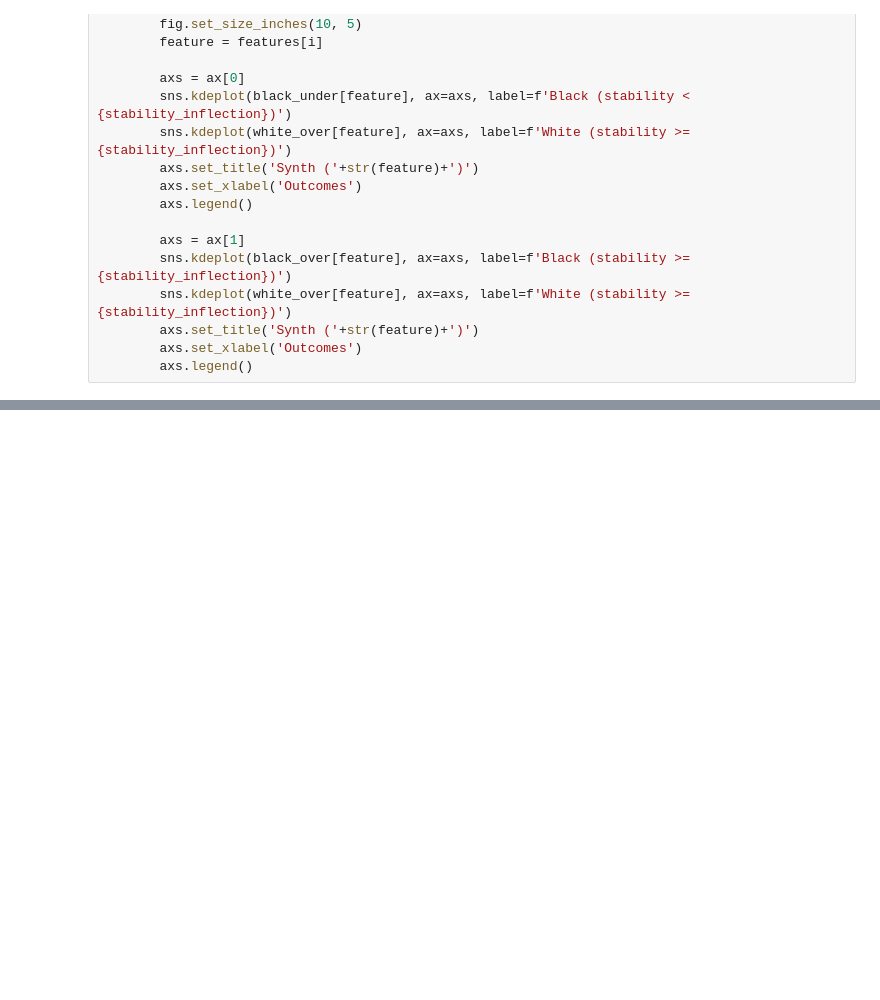
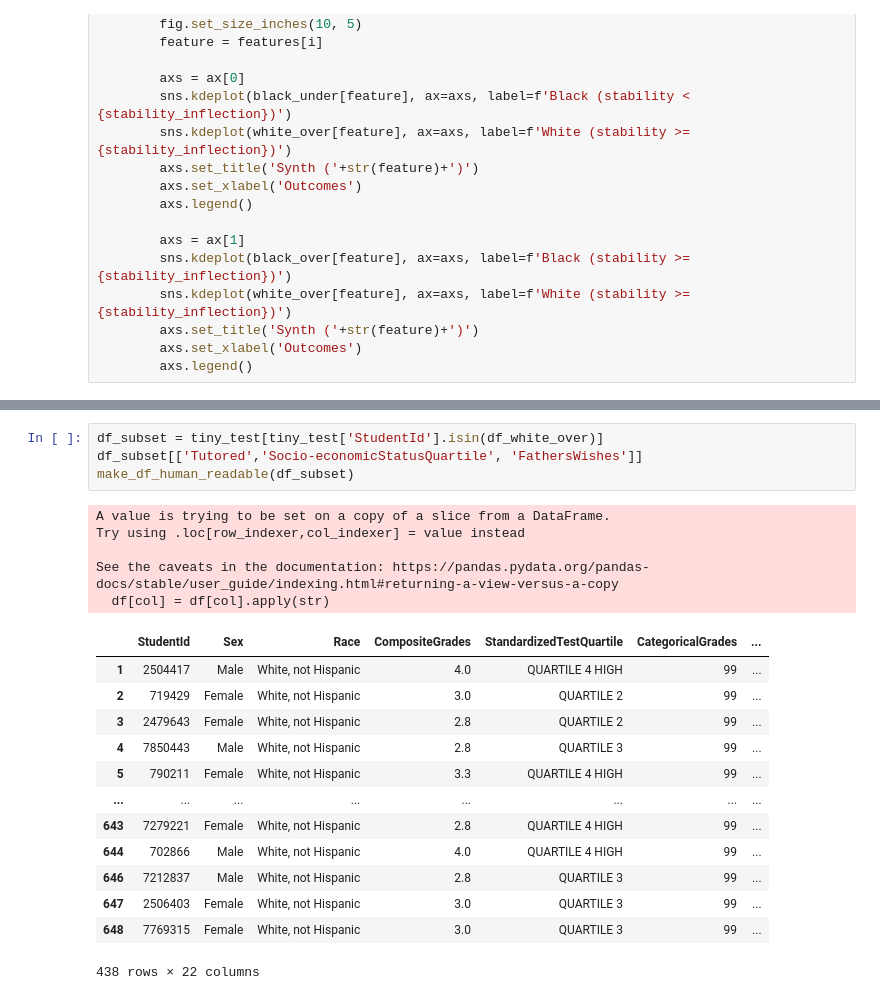
Before and after one commit to lurosenb/Swap_Auditor, a Jupyter notebook: nels_stability_tests.ipynb, the cells around one changed output, grey strips where cells are left out. Saved outputs shown, nothing was run; the diff lists cells and outputs as text; blank space fills up the shorter version.

```diff
--- a/nels_stability_tests.ipynb
+++ b/nels_stability_tests.ipynb
@@ -356,0 +375,23 @@ White students with stability >= 1: 444
+# %%
+df_subset = tiny_test[tiny_test['StudentId'].isin(df_white_over)]
+df_subset[['Tutored','Socio-economicStatusQuartile', 'FathersWishes']]
+make_df_human_readable(df_subset)
+# %% [output]
+A value is trying to be set on a copy of a slice from a DataFrame.
+Try using .loc[row_indexer,col_indexer] = value instead
+
+See the caveats in the documentation: https://pandas.pydata.org/pandas-docs/stable/user_guide/indexing.html#returning-a-view-versus-a-copy
+  df[col] = df[col].apply(str)
+|  | StudentId | Sex | Race | CompositeGrades | StandardizedTestQuartile | CategoricalGrades | ... |
+| 1 | 2504417 | Male | White, not Hispanic | 4.0 | QUARTILE 4 HIGH | 99 | ... |
+| 2 | 719429 | Female | White, not Hispanic | 3.0 | QUARTILE 2 | 99 | ... |
+| 3 | 2479643 | Female | White, not Hispanic | 2.8 | QUARTILE 2 | 99 | ... |
+| 4 | 7850443 | Male | White, not Hispanic | 2.8 | QUARTILE 3 | 99 | ... |
+| 5 | 790211 | Female | White, not Hispanic | 3.3 | QUARTILE 4 HIGH | 99 | ... |
+| ... | ... | ... | ... | ... | ... | ... | ... |
+| 643 | 7279221 | Female | White, not Hispanic | 2.8 | QUARTILE 4 HIGH | 99 | ... |
+| 644 | 702866 | Male | White, not Hispanic | 4.0 | QUARTILE 4 HIGH | 99 | ... |
+| 646 | 7212837 | Male | White, not Hispanic | 2.8 | QUARTILE 3 | 99 | ... |
+| 647 | 2506403 | Female | White, not Hispanic | 3.0 | QUARTILE 3 | 99 | ... |
+| 648 | 7769315 | Female | White, not Hispanic | 3.0 | QUARTILE 3 | 99 | ... |
+438 rows × 22 columns
```
Also changed, not shown: parts of 10 cells of this notebook, 3 other files.
